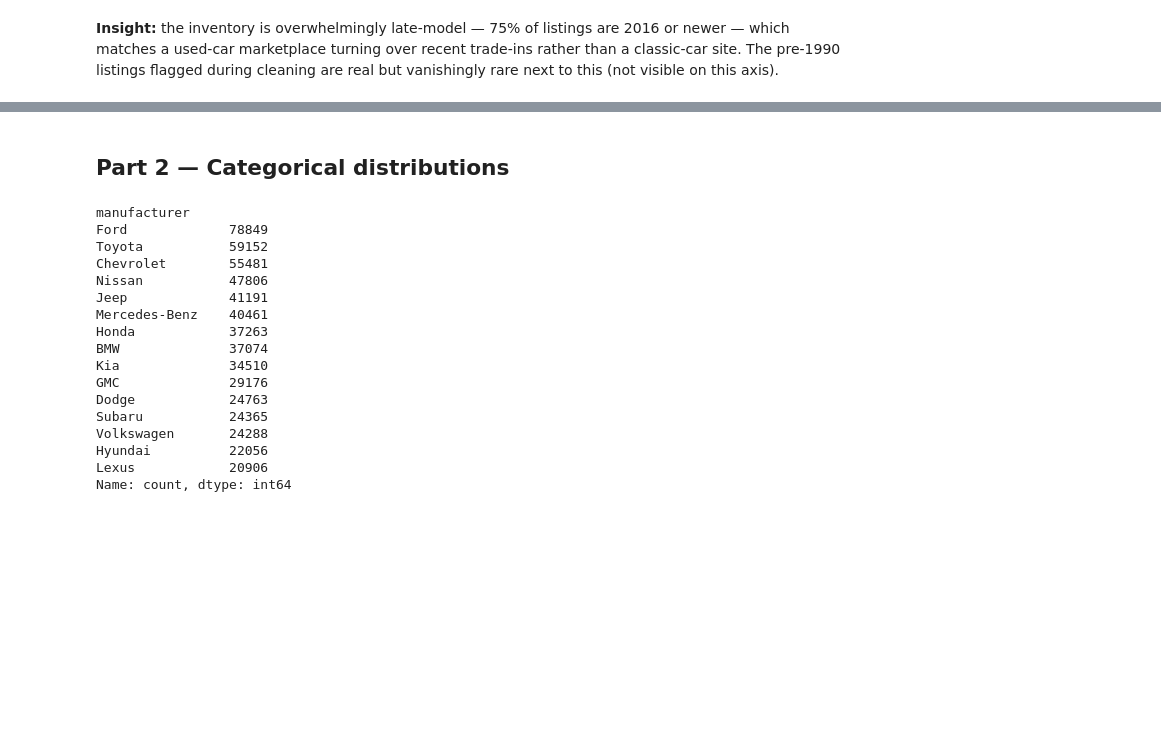
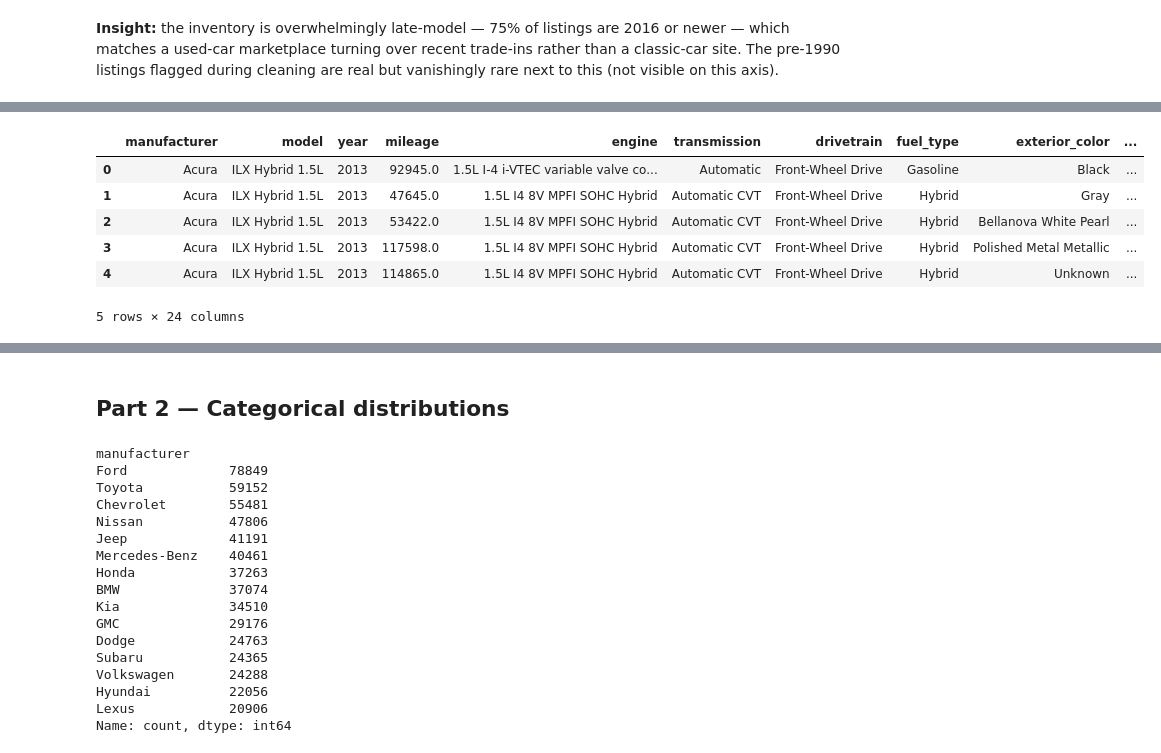
Before and after one commit to niteshbairwa185-pixel/automobile-intelligent-system, a Jupyter notebook: notebooks/02_eda-final.ipynb, the cells around one changed output, grey strips where cells are left out. Saved outputs shown, nothing was run; the diff lists cells and outputs as text; code cells hidden in the pictures; blank space fills up the shorter version.

```diff
--- a/notebooks/02_eda-final.ipynb
+++ b/notebooks/02_eda-final.ipynb
@@ -108,3 +109,13 @@ Name: mileage, dtype: float64
+# %%
+df.head()
+# %% [output]
+|  | manufacturer | model | year | mileage | engine | transmission | drivetrain | fuel_type | exterior_color | ... |
+| 0 | Acura | ILX Hybrid 1.5L | 2013 | 92945.0 | 1.5L I-4 i-VTEC variable valve co... | Automatic | Front-Wheel Drive | Gasoline | Black | ... |
+| 1 | Acura | ILX Hybrid 1.5L | 2013 | 47645.0 | 1.5L I4 8V MPFI SOHC Hybrid | Automatic CVT | Front-Wheel Drive | Hybrid | Gray | ... |
+| 2 | Acura | ILX Hybrid 1.5L | 2013 | 53422.0 | 1.5L I4 8V MPFI SOHC Hybrid | Automatic CVT | Front-Wheel Drive | Hybrid | Bellanova White Pearl | ... |
+| 3 | Acura | ILX Hybrid 1.5L | 2013 | 117598.0 | 1.5L I4 8V MPFI SOHC Hybrid | Automatic CVT | Front-Wheel Drive | Hybrid | Polished Metal Metallic | ... |
+| 4 | Acura | ILX Hybrid 1.5L | 2013 | 114865.0 | 1.5L I4 8V MPFI SOHC Hybrid | Automatic CVT | Front-Wheel Drive | Hybrid | Unknown | ... |
+5 rows × 24 columns
 # %%
 fig, axes = plt.subplots(1, 2, figsize=(12, 4.5))
 sns.histplot(df[df['city_mpg'] < 80]['city_mpg'], bins=50, ax=axes[0], color='#8172B2')
```
Also changed, not shown: parts of 24 cells of this notebook, 1 other file.
